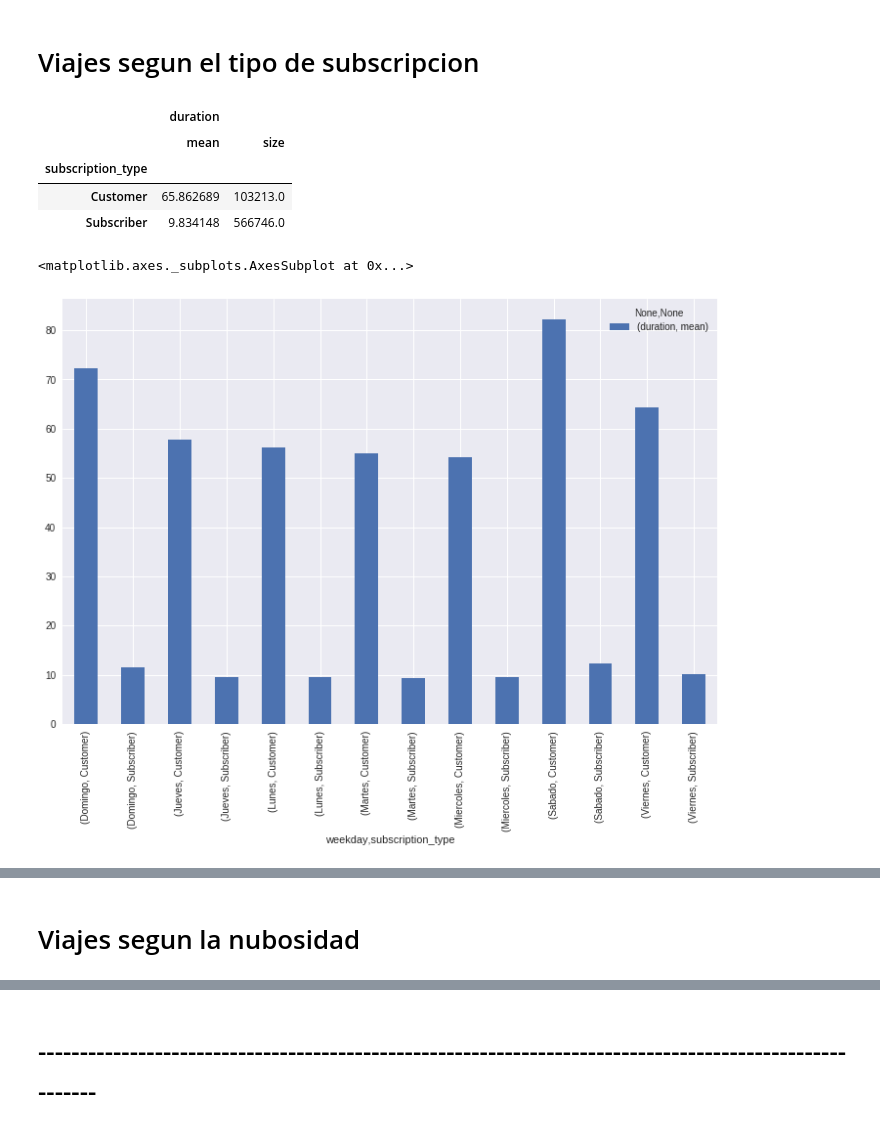
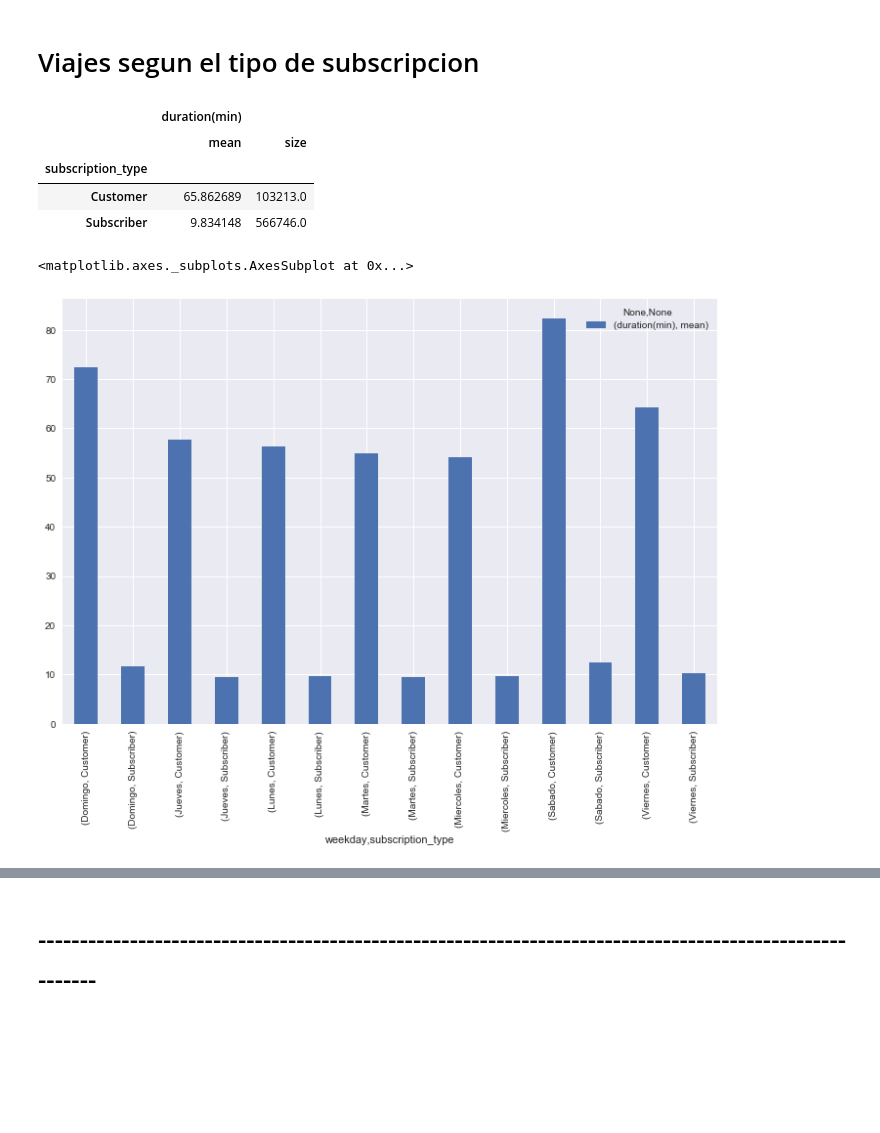
Before and after one commit to hernantain/Analisis-San-Francisco, a Jupyter notebook: analisis.ipynb, the cells around one changed output, grey strips where cells are left out. Drawn from its saved outputs; the diff is of its cells as text; code cells hidden in the pictures; blank space fills up the shorter version.

```diff
--- a/analisis.ipynb
+++ b/analisis.ipynb
@@ -26,6 +26,10 @@ from datetime import date,time
 #Saco los horarios de las fechas para analizar primero los viajes que son realizados durante el mismo dia
 trip_meta['start_date2'] = trip_meta.start_date.apply(lambda x: datetime.datetime(x.year, x.month, x.day,0,0))
 trip_meta['end_date2'] = trip_meta.end_date.apply(lambda x: datetime.datetime(x.year, x.month, x.day,0,0))
+# %%
+trip_meta.duration = trip_meta.duration.apply(lambda x: x/60.0)
+# %%
+trip_meta.rename(columns={'duration':'duration(min)'},inplace=True)
 # %%
 trip_meta.info()
 # %% [output]
@@ -209,19 +267,13 @@ plt.show()
 dif_day_trips = final[['duration(min)','date']]
 dif_day_trips['weekday'] = dif_day_trips.date.apply(lambda x: x.weekday())
 # %%
-def dia(x):
-    if x==0:
-        return 'Lunes'
-    if x==1:
-        return 'Martes'
-    if x==2:
-        return 'Miercoles'
-    if x==3:
-        return 'Jueves'
-    if x==4:
-        return 'Viernes'
-    if x==5:
-        return 'Sabado'
-    if x==6:
-        return 'Domingo'
+dia = {
+    0:'Lunes',
+    1:'Martes',
+    2:'Miercoles',
+    3:'Jueves',
+    4:'Viernes',
+    5:'Sabado',
+    6:'Domingo'
+}
 # %%
@@ -368,23 +420,21 @@ popular_city.groupby('city').count()['id_x'].plot(kind='barh',figsize=(14,4));
 # %% [markdown]
 # Viajes segun el tipo de subscripcion
 # %%
-subscription_trips = trip_meta.loc[:,['duration','subscription_type']]
-subscription_trips['duration'] = subscription_trips['duration'].apply(lambda x: x/60.0)
+subscription_trips = trip_meta.loc[:,['duration(min)','subscription_type']]
 subscription_trips = subscription_trips.groupby('subscription_type').agg([np.mean,np.size])
 subscription_trips
 # %% [output]
-|  | duration |  |
+|  | duration(min) |  |
 |  | mean | size |
 | subscription_type |  |  |
 | Customer | 65.862689 | 103213.0 |
 | Subscriber | 9.834148 | 566746.0 |
 # %%
-subscription_trips2 = trip_meta.loc[:,['duration','subscription_type','start_date2']]
+subscription_trips2 = trip_meta.loc[:,['duration(min)','subscription_type','start_date2']]
 subscription_trips2['weekday'] = subscription_trips2['start_date2'].apply(lambda x: x.weekday())
-subscription_trips2['weekday'] = subscription_trips2['weekday'].apply(dia)
-subscription_trips2['duration'] = subscription_trips2['duration'].apply(lambda x: x/60.0)
-subscription_trips2.loc[:,['duration','subscription_type','weekday']].groupby(['weekday','subscription_type']).agg([np.mean]).plot.bar(figsize=(12,8))
+subscription_trips2['weekday'] = subscription_trips2['weekday'].apply(lambda x: dia[x])
+subscription_trips2.loc[:,['duration(min)','subscription_type','weekday']].groupby(['weekday','subscription_type']).agg([np.mean]).plot.bar(figsize=(12,8))
 # %% [output]
 <matplotlib.axes._subplots.AxesSubplot at 0x...>
-[figure, old version]
+[figure, new version]
 # %%
@@ -409,5 +458,3 @@ plt.legend(handles[::-1], labels[::-1],loc='center left', bbox_to_anchor=(1.0, 0
 plt.show()
 # %% [output]
 [figure]
-# %% [markdown]
-# Viajes segun la nubosidad
```
Also changed, not shown: parts of 52 cells of this notebook.
